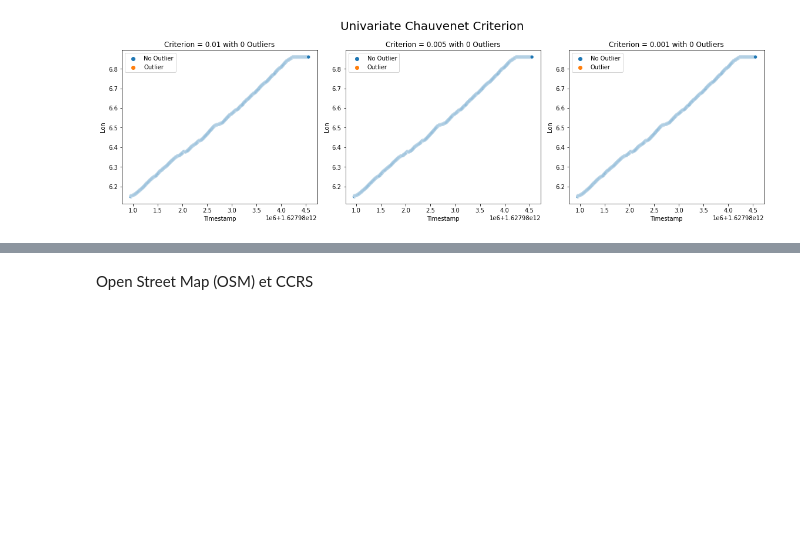
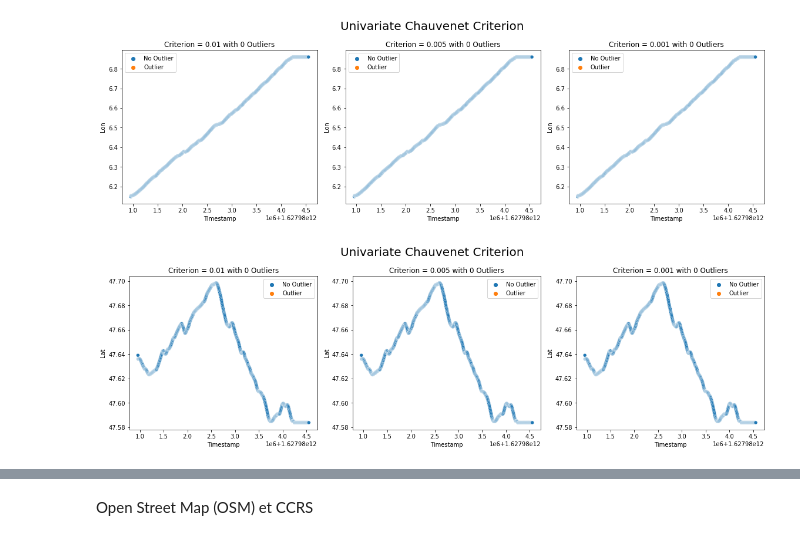
Before and after one commit to GaetanRigaut/Outliers_GPS, a Jupyter notebook: outliers_analyze.ipynb, the cells around one changed output, grey strips where cells are left out. Drawn from its saved outputs; the diff is of its cells as text; code cells hidden in the pictures; blank space fills up the shorter version.

Commit message:
update detection of outliers method - no good results

```diff
--- a/outliers_analyze.ipynb
+++ b/outliers_analyze.ipynb
@@ -183,3 +183,41 @@ plt.tight_layout()
 plt.show()
 # %% [output]
 [figure]
+# %%
+# LON DATA
+# Set the quantiles and get the respective values
+lower_q, upper_q = 0.02, 0.98## determine the qyartule thresholds.
+lower_value = df['Lat'].quantile(lower_q)## apply the lower threshold to dataset.
+upper_value = df['Lat'].quantile(upper_q)## apply the upper threshold to dataset.
+
+# Plot the results
+def univariate_chauvenet(data_points: np.ndarray, criterion: float = None):
+    # Calculate mean and std of the data
+    mean = data_points.mean()
+    std = data_points.std()
+
+    # Calculate the criterion based on the number of points if not provided
+    if criterion is None:
+        criterion = 1.0/(2 * len(data_points)) ## criterion is set to 1 divided 2 times the length of the data set.
+
+    # Calculate the absolute deviation and scale by std
+    deviation = np.abs(data_points - mean) / std
+
+    # Calculate the probabilities using erfc and return the mask. Erfc is the error function calculating the probability of a data point (not) being an outlier.
+    # if the probability is lower than the criterion (so the likelihood that the data point is no outlier is smaller than the set criterion), it is an outlier.
+    probabilities = special.erfc(deviation) # type: ignore
+    return probabilities < criterion
+
+
+fig, axs = plt.subplots(ncols=3, figsize=(16, 5))##create plot with three sub-plots
+fig.suptitle('Univariate Chauvenet Criterion', size=20)
+for i, c in enumerate([0.01, 0.005, 0.001]): ## creating a for loop to check for outliers for different criteria.
+    mask = univariate_chauvenet(data_points=df['Lat'].values, criterion=c)## create mask as above
+    sns.scatterplot(data=df, x='Timestamp', y='Lat', ax=axs[i],
+                    hue=np.where(mask, 'Outlier', 'No Outlier'),
+                    hue_order=['No Outlier', 'Outlier']) ##create scatter plots colored according to the mask.
+    axs[i].set(title=f'Criterion = {c} with {sum(mask)} Outliers')
+plt.tight_layout()
+plt.show()
+# %% [output]
+[figure, added]
```
Also changed, not shown: parts of 4 cells of this notebook.
